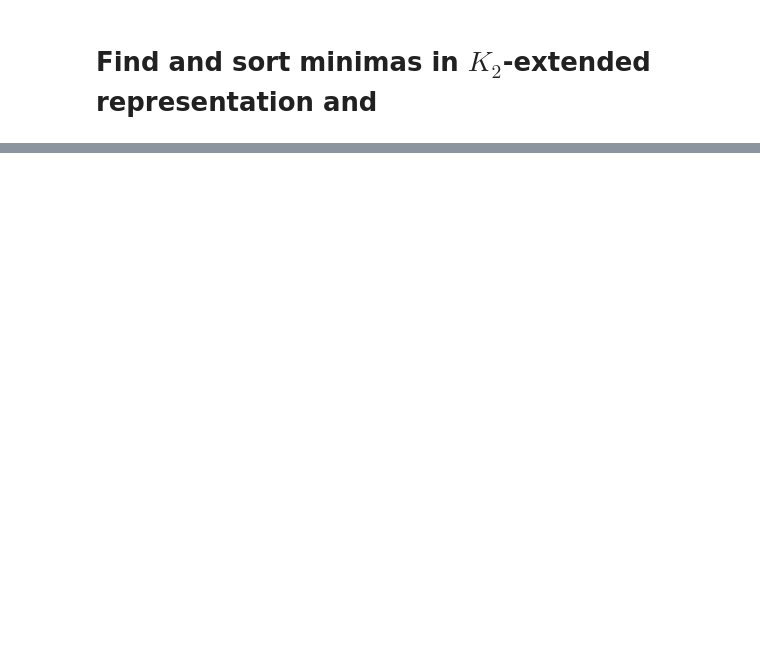
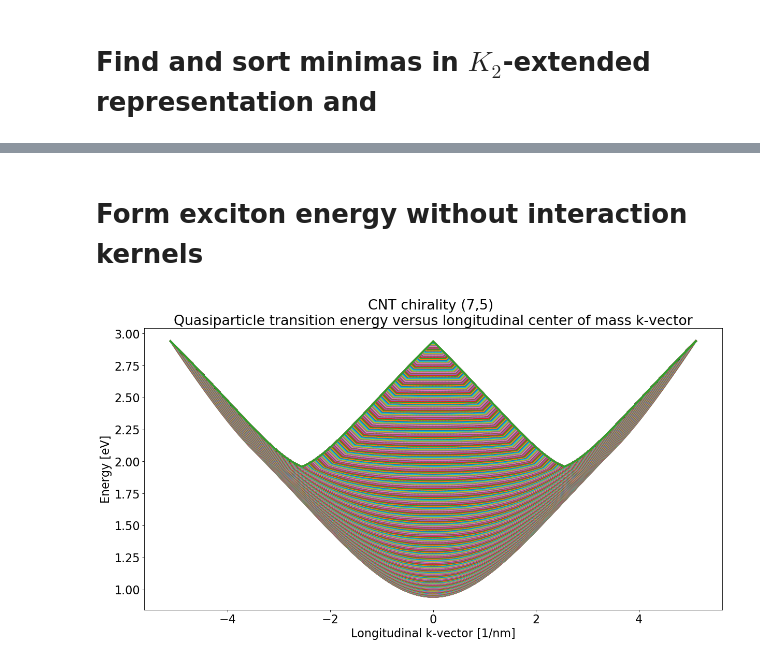
Before and after one commit to amirhosseindavoody/carbon_nanotube_exciton_energy, a Jupyter notebook: python/cnt_exciton.ipynb, the cells around one changed output, grey strips where cells are left out. Saved outputs shown, nothing was run; the diff lists cells and outputs as text; code cells hidden in the pictures; blank space fills up the shorter version.

```diff
--- a/python/cnt_exciton.ipynb
+++ b/python/cnt_exciton.ipynb
@@ -358,0 +518,44 @@ print(local_min_index)
+# %% [markdown]
+# Form exciton energy without interaction kernels
+# %%
+def get_transition_energies(i_valley, ikc_range, energy, mode):
+    ik_cm_min = -(ikc_range.shape[1]-1)
+    ik_cm_max = +(ikc_range.shape[1]-1)
+    nk_cm = ik_cm_max-ik_cm_min+1
+    n_kc = ikc_range.shape[1]
+    ex_energy = np.zeros((nk_cm,n_kc))
+    k_cm_vec = np.zeros((nk_cm,1))
+
+    for ik_cm in range(ik_cm_min,ik_cm_max+1):
+        E_quasi = np.zeros((n_kc))
+        k_cm_vec[ik_cm-ik_cm_min] = ik_cm*np.linalg.norm(dk_l)
+        for idx in range(n_kc):
+            i_kc = ikc_range[i_valley,idx,0]
+            mu = ikc_range[i_valley, idx, 1]
+            i_kv = get_ikv(i_kc, ik_cm, [ikc_range[i_valley,0,0], ikc_range[i_valley,-1,0]+1],\
+                           [0,energy.shape[1]], mode)
+            if i_kv is None:
+                E_quasi[idx] = -1
+            else:
+                E_quasi[idx] = energy[1,i_kc,mu] - energy[0,i_kv,mu]
+
+        E_quasi[E_quasi < 0] = np.amax(E_quasi)
+
+        E_quasi = np.sort(E_quasi,kind='heapsort')
+        ex_energy[ik_cm-ik_cm_min,:] = E_quasi
+    return ex_energy, k_cm_vec
+
+ex_energy, k_cm_vec = get_transition_energies(i_valley=0, ikc_range=ikc_range, \
+                                              energy=el_energy_K2ext, mode='eliminate')
+
+fig=plt.figure(figsize=(18, 9), dpi= 80, facecolor='w', edgecolor='k')
+for dim1 in range(ex_energy.shape[1]):
+    plt.plot(k_cm_vec*1e-9, ex_energy[:,dim1]/eV, linestyle='-', linewidth=3)
+plt.title('CNT chirality ({},{}) \n'.format(n,m)+\
+          'Quasiparticle transition energy versus longitudinal center of mass k-vector', size=24)
+plt.tick_params(axis='both', which='major', labelsize=20)
+plt.xlabel('Longitudinal k-vector [1/nm]', size=20)
+plt.ylabel('Energy [eV]', size=20)
+plt.savefig('Quasiparticle_transition_energy_using_K2extended_rep.png')
+# %% [output]
+[figure, added]
```
Also changed, not shown: parts of 19 cells of this notebook, 6 other files.
